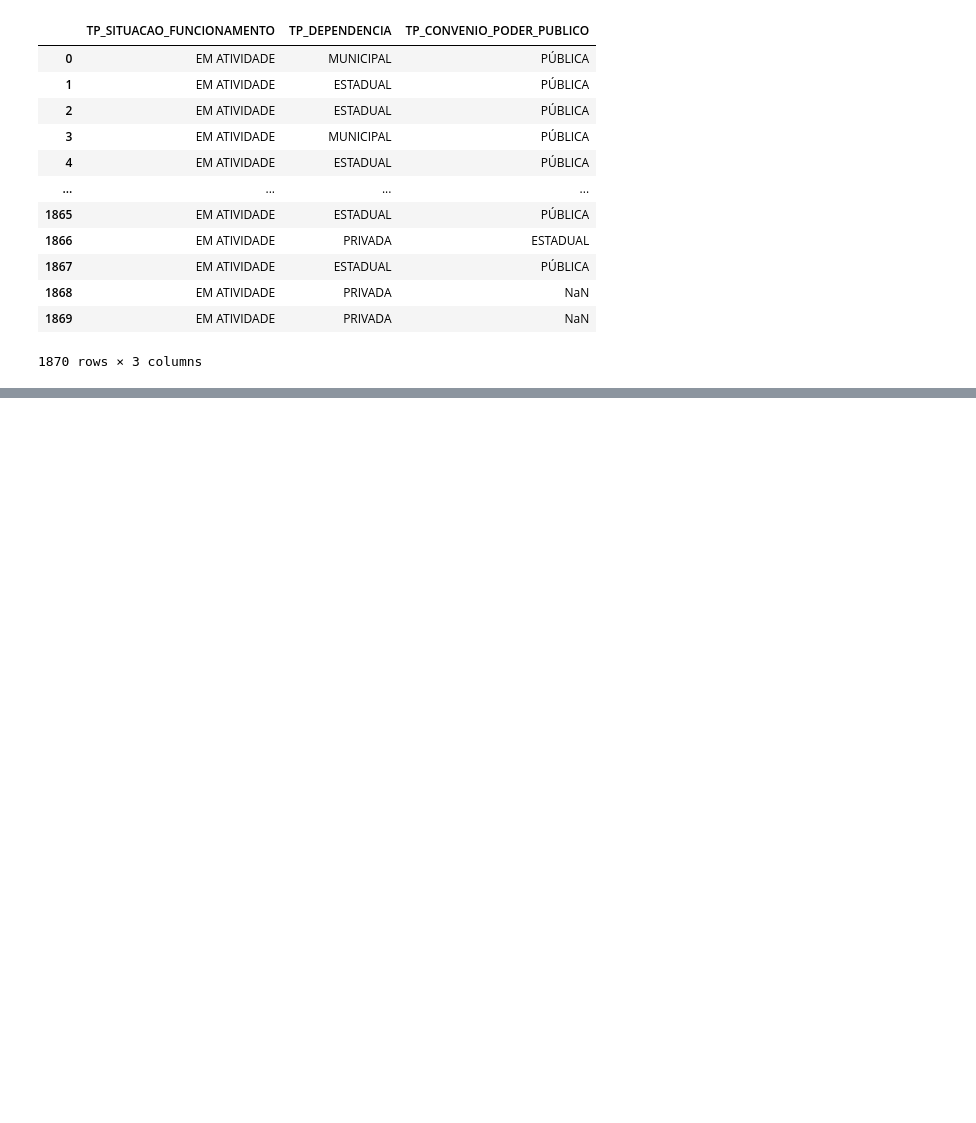
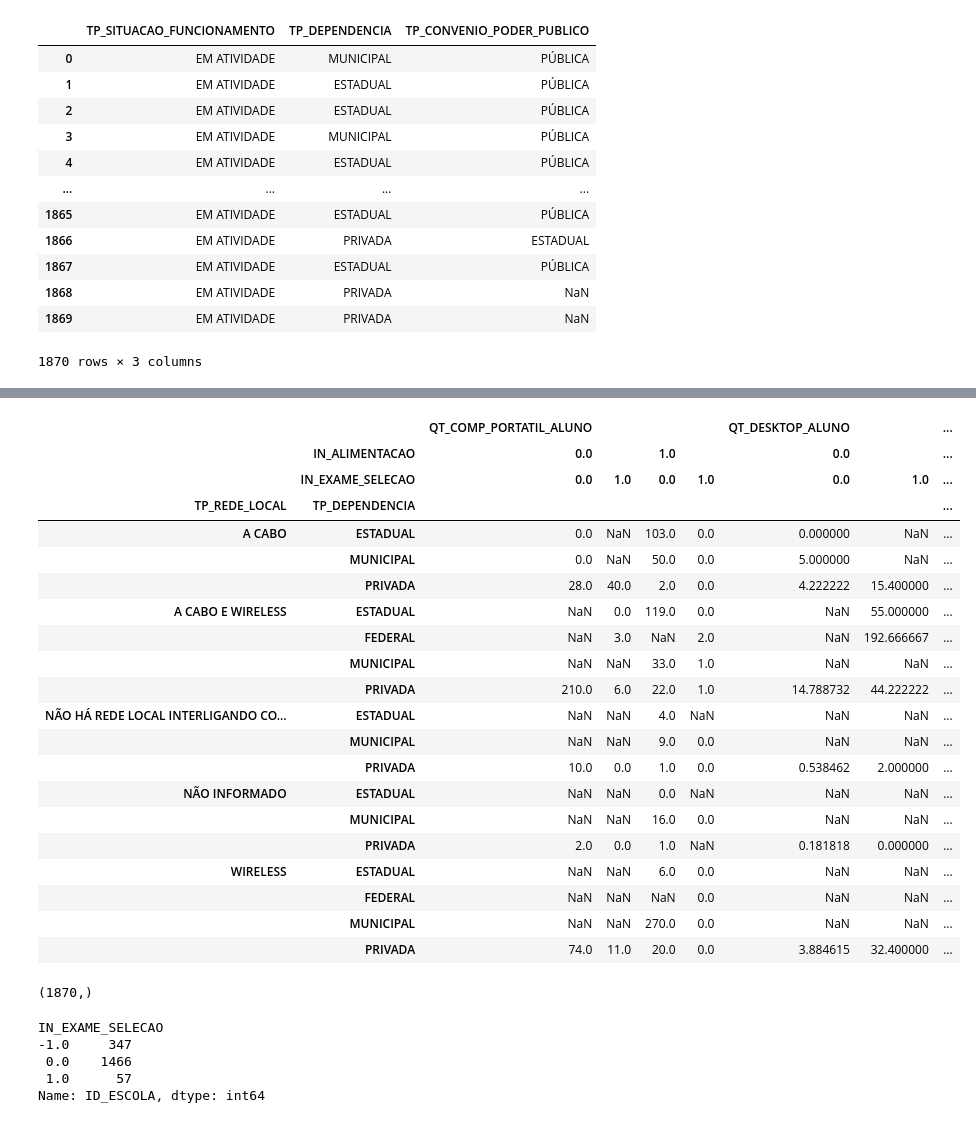
Before and after one commit to wendellbarcelos/Ciencia-de-dados-2022, a Jupyter notebook: Ciencia_de_dados_2022_exercicios.ipynb, the cells around one changed output, grey strips where cells are left out. Saved outputs shown, nothing was run; the diff lists cells and outputs as text; code cells hidden in the pictures; blank space fills up the shorter version.

```diff
--- a/Ciencia_de_dados_2022_exercicios.ipynb
+++ b/Ciencia_de_dados_2022_exercicios.ipynb
@@ -3346,0 +3435,23 @@ df_escola[['TP_SITUACAO_FUNCIONAMENTO', 'TP_DEPENDENCIA', 'TP_CONVENIO_PODER_PUB
+# %%
+### Exe: Para as escolas públicas e em atividade, preenche o campo de "QT_PROF_ADMINISTRATIVO" com o valor de média por TP_DEPENDENCIA
+mfed = df_escola.loc[lambda f: f["TP_DEPENDENCIA"] == "FEDERAL", "QT_PROF_ADMINISTRATIVOS"].mean()
+mest = df_escola.loc[lambda f: f["TP_DEPENDENCIA"] == "ESTADUAL", "QT_PROF_ADMINISTRATIVOS"].mean()
+mmun = df_escola.loc[lambda f: f["TP_DEPENDENCIA"] == "MUNICIPAL", "QT_PROF_ADMINISTRATIVOS"].mean()
+mpriv = df_escola.loc[lambda f: f["TP_DEPENDENCIA"] == "PRIVADA", "QT_PROF_ADMINISTRATIVOS"].mean()
+df_escola["QT_PROF_ADMINISTRATIVOS"] = np.where(
+    df_escola["TP_SITUACAO_FUNCIONAMENTO"] != "EM ATIVIDADE",
+    df_escola["QT_PROF_ADMINISTRATIVOS"],
+    np.where(
+        df_escola["TP_DEPENDENCIA"] == "FEDERAL",
+        df_escola["QT_PROF_ADMINISTRATIVOS"].fillna(mfed),
+        np.where(
+            df_escola["TP_DEPENDENCIA"] == "ESTADUAL",
+            df_escola["QT_PROF_ADMINISTRATIVOS"].fillna(mest),
+            np.where(
+                df_escola["TP_DEPENDENCIA"] == "MUNICIPAL",
+                df_escola["QT_PROF_ADMINISTRATIVOS"].fillna(mmun),
+                df_escola["QT_PROF_ADMINISTRATIVOS"].fillna(mpriv)
+            )
+        )
+    )
+)
@@ -3346,0 +3651,46 @@ df_escola[['TP_SITUACAO_FUNCIONAMENTO', 'TP_DEPENDENCIA', 'TP_CONVENIO_PODER_PUB
+# %%
+df_escola.pivot_table(
+    index=["TP_REDE_LOCAL", "TP_DEPENDENCIA"],
+    columns=["IN_ALIMENTACAO", "IN_EXAME_SELECAO"],
+    values=["QT_DESKTOP_ALUNO", "QT_COMP_PORTATIL_ALUNO"],
+    aggfunc={"QT_DESKTOP_ALUNO": "mean", "QT_COMP_PORTATIL_ALUNO": lambda x: x.max() - x.min()}
+)
+# %% [output]
+|  |  | QT_COMP_PORTATIL_ALUNO |  |  |  | QT_DESKTOP_ALUNO |  | ... |
+|  | IN_ALIMENTACAO | 0.0 |  | 1.0 |  | 0.0 |  | ... |
+|  | IN_EXAME_SELECAO | 0.0 | 1.0 | 0.0 | 1.0 | 0.0 | 1.0 | ... |
+| TP_REDE_LOCAL | TP_DEPENDENCIA |  |  |  |  |  |  | ... |
+| A CABO | ESTADUAL | 0.0 | NaN | 103.0 | 0.0 | 0.000000 | NaN | ... |
+|  | MUNICIPAL | 0.0 | NaN | 50.0 | 0.0 | 5.000000 | NaN | ... |
+|  | PRIVADA | 28.0 | 40.0 | 2.0 | 0.0 | 4.222222 | 15.400000 | ... |
+| A CABO E WIRELESS | ESTADUAL | NaN | 0.0 | 119.0 | 0.0 | NaN | 55.000000 | ... |
+|  | FEDERAL | NaN | 3.0 | NaN | 2.0 | NaN | 192.666667 | ... |
+|  | MUNICIPAL | NaN | NaN | 33.0 | 1.0 | NaN | NaN | ... |
+|  | PRIVADA | 210.0 | 6.0 | 22.0 | 1.0 | 14.788732 | 44.222222 | ... |
+| NÃO HÁ REDE LOCAL INTERLIGANDO CO... | ESTADUAL | NaN | NaN | 4.0 | NaN | NaN | NaN | ... |
+|  | MUNICIPAL | NaN | NaN | 9.0 | 0.0 | NaN | NaN | ... |
+|  | PRIVADA | 10.0 | 0.0 | 1.0 | 0.0 | 0.538462 | 2.000000 | ... |
+| NÃO INFORMADO | ESTADUAL | NaN | NaN | 0.0 | NaN | NaN | NaN | ... |
+|  | MUNICIPAL | NaN | NaN | 16.0 | 0.0 | NaN | NaN | ... |
+|  | PRIVADA | 2.0 | 0.0 | 1.0 | NaN | 0.181818 | 0.000000 | ... |
+| WIRELESS | ESTADUAL | NaN | NaN | 6.0 | 0.0 | NaN | NaN | ... |
+|  | FEDERAL | NaN | NaN | NaN | 0.0 | NaN | NaN | ... |
+|  | MUNICIPAL | NaN | NaN | 270.0 | 0.0 | NaN | NaN | ... |
+|  | PRIVADA | 74.0 | 11.0 | 20.0 | 0.0 | 3.884615 | 32.400000 | ... |
+# %%
+### IMPORTANTE: Tanto o groupby quanto o pivot table removem da agregação as chaves que possuem valores nulos
+df_escola["IN_EXAME_SELECAO"].shape
+# %% [output]
+(1870,)
+# %%
+(
+    df_escola.assign(IN_EXAME_SELECAO=lambda f: f["IN_EXAME_SELECAO"].fillna(-1))
+    .groupby(["IN_EXAME_SELECAO"])["ID_ESCOLA"]
+    .count()
+)
+# %% [output]
+IN_EXAME_SELECAO
+-1.0     347
+ 0.0    1466
+ 1.0      57
+Name: ID_ESCOLA, dtype: int64
```
Also changed, not shown: parts of 18 cells of this notebook.
